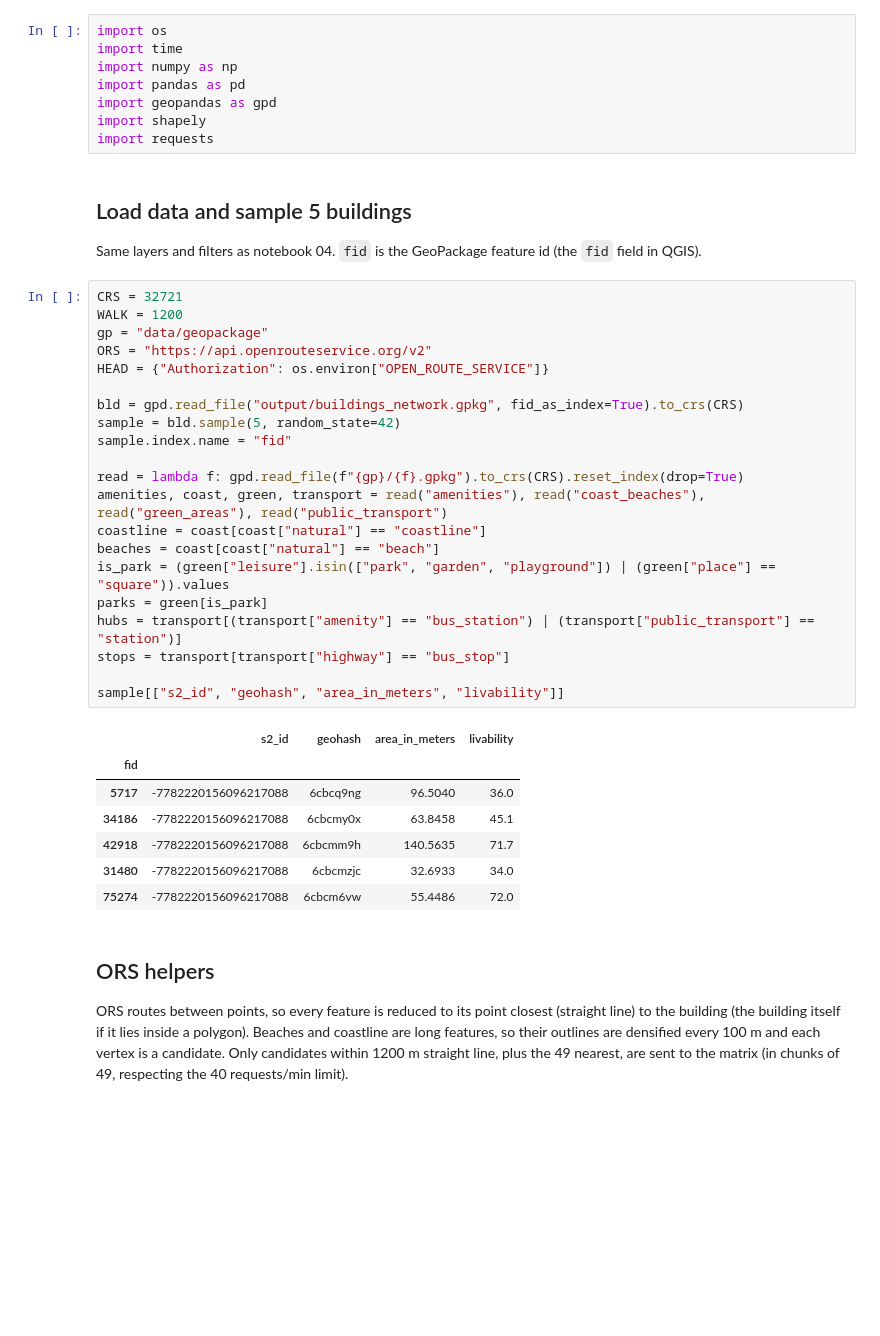
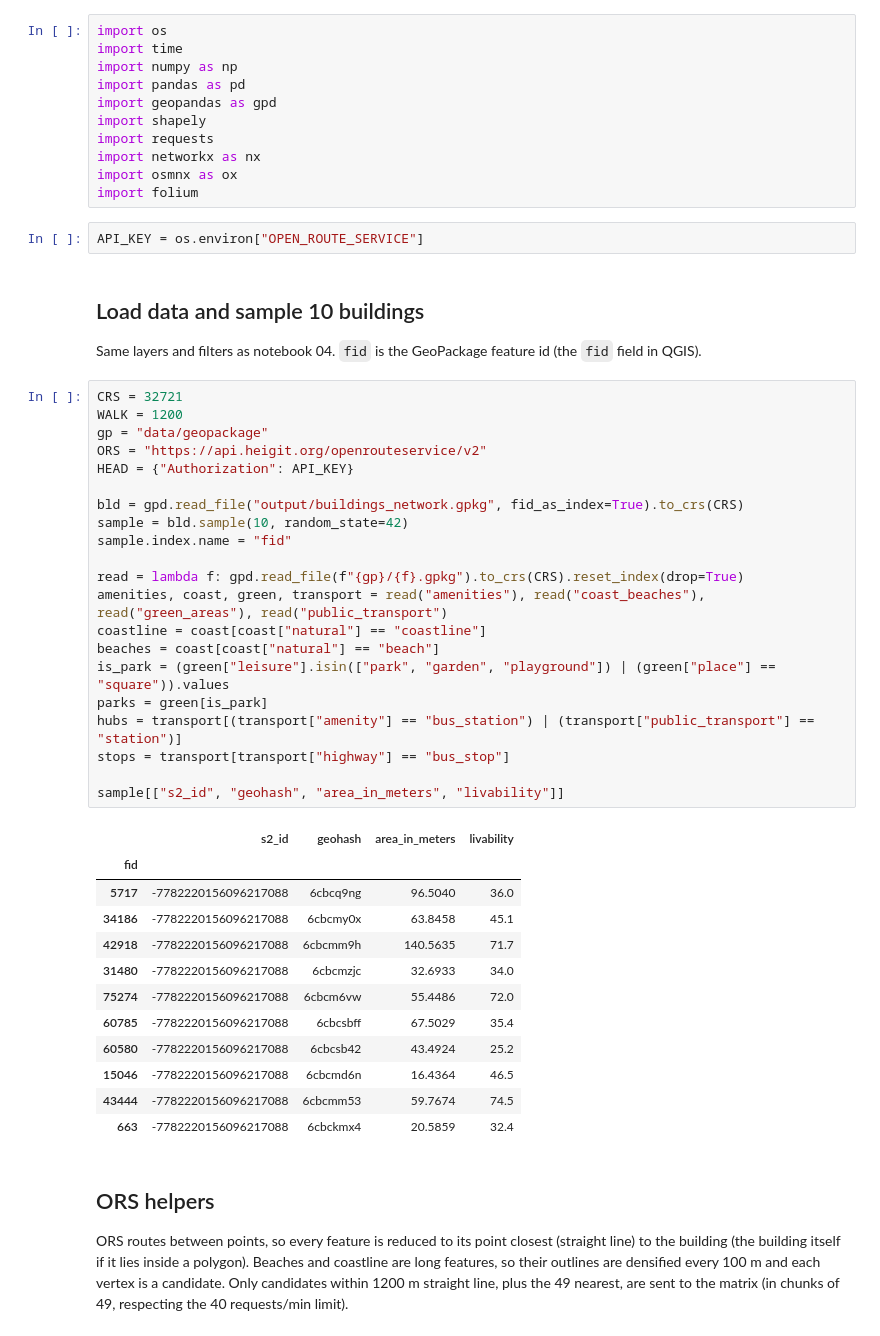
Before and after one commit to guillermodangelo/agentic_livability_score, a Jupyter notebook: 05_validation_ors.ipynb, the cells around one changed output. Drawn from its saved outputs; the diff is of its cells as text; blank space fills up the shorter version.

```diff
--- a/05_validation_ors.ipynb
+++ b/05_validation_ors.ipynb
@@ -11,38 +11,48 @@ import pandas as pd
 import geopandas as gpd
 import shapely
 import requests
+import networkx as nx
+import osmnx as ox
+import folium
+# %%
+API_KEY = os.environ["OPEN_ROUTE_SERVICE"]
 # %% [markdown]
-## Load data and sample 5 buildings
+## Load data and sample 10 buildings
 Same layers and filters as notebook 04. `fid` is the GeoPackage feature id (the `fid` field in QGIS).
 # %%
 CRS = 32721
 WALK = 1200
 gp = "data/geopackage"
-ORS = "https://api.openrouteservice.org/v2"
-HEAD = {"Authorization": os.environ["OPEN_ROUTE_SERVICE"]}
+ORS = "https://api.heigit.org/openrouteservice/v2"
+HEAD = {"Authorization": API_KEY}
 
 bld = gpd.read_file("output/buildings_network.gpkg", fid_as_index=True).to_crs(CRS)
-sample = bld.sample(5, random_state=42)
+sample = bld.sample(10, random_state=42)
 sample.index.name = "fid"
 
 read = lambda f: gpd.read_file(f"{gp}/{f}.gpkg").to_crs(CRS).reset_index(drop=True)
 amenities, coast, green, transport = read("amenities"), read("coast_beaches"), read("green_areas"), read("public_transport")
 coastline = coast[coast["natural"] == "coastline"]
 beaches = coast[coast["natural"] == "beach"]
 is_park = (green["leisure"].isin(["park", "garden", "playground"]) | (green["place"] == "square")).values
 parks = green[is_park]
 hubs = transport[(transport["amenity"] == "bus_station") | (transport["public_transport"] == "station")]
 stops = transport[transport["highway"] == "bus_stop"]
 
 sample[["s2_id", "geohash", "area_in_meters", "livability"]]
 # %% [output]
 |  | s2_id | geohash | area_in_meters | livability |
 | fid |  |  |  |  |
 | 5717 | -7782220156096217088 | 6cbcq9ng | 96.5040 | 36.0 |
 | 34186 | -7782220156096217088 | 6cbcmy0x | 63.8458 | 45.1 |
 | 42918 | -7782220156096217088 | 6cbcmm9h | 140.5635 | 71.7 |
 | 31480 | -7782220156096217088 | 6cbcmzjc | 32.6933 | 34.0 |
 | 75274 | -7782220156096217088 | 6cbcm6vw | 55.4486 | 72.0 |
+| 60785 | -7782220156096217088 | 6cbcsbff | 67.5029 | 35.4 |
+| 60580 | -7782220156096217088 | 6cbcsb42 | 43.4924 | 25.2 |
+| 15046 | -7782220156096217088 | 6cbcmd6n | 16.4364 | 46.5 |
+| 43444 | -7782220156096217088 | 6cbcmm53 | 59.7674 | 74.5 |
+| 663 | -7782220156096217088 | 6cbckmx4 | 20.5859 | 32.4 |
 # %% [markdown]
 ## ORS helpers
 ORS routes between points, so every feature is reduced to its point closest (straight line) to the building
```
Also changed, not shown: parts of 8 cells of this notebook, 3 other files.
